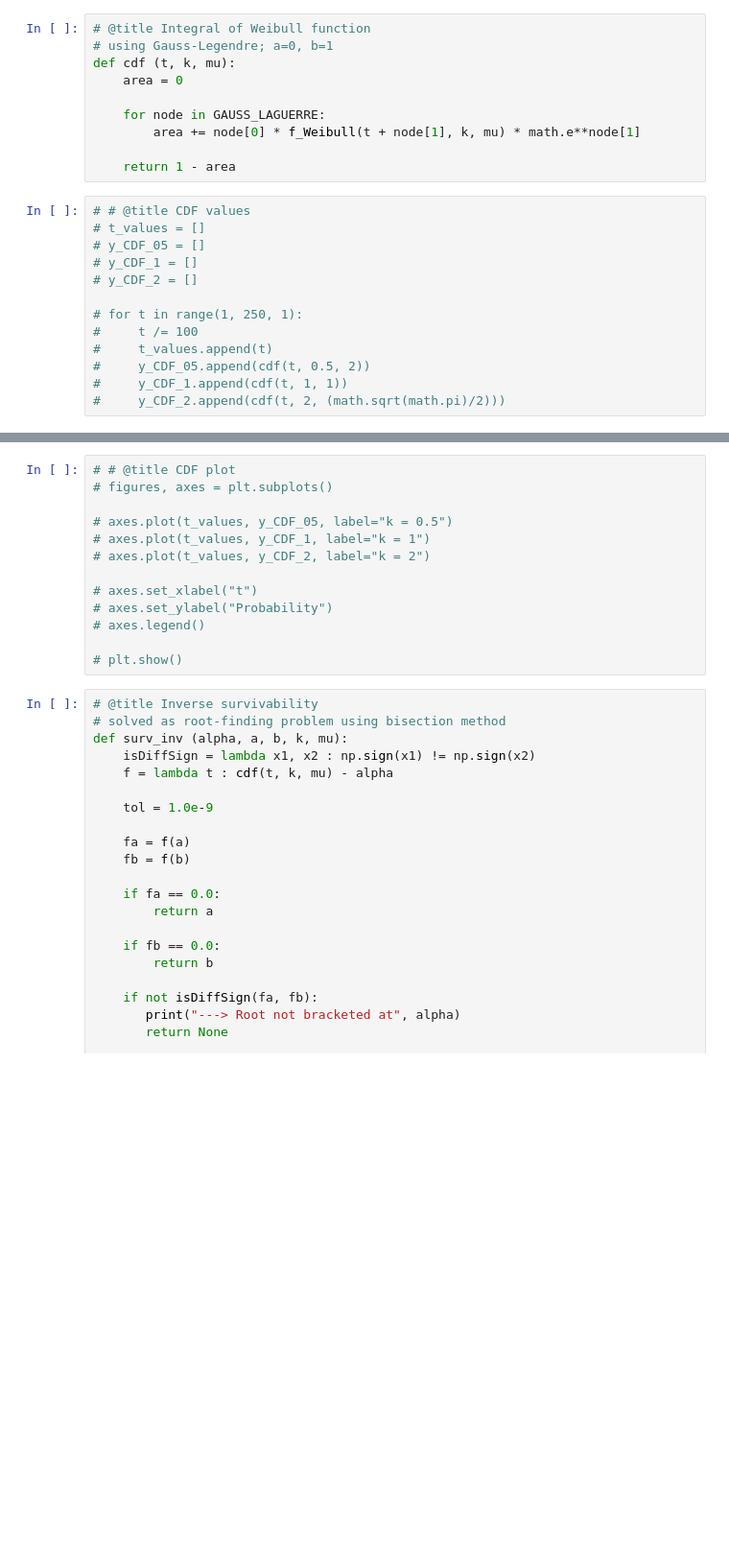
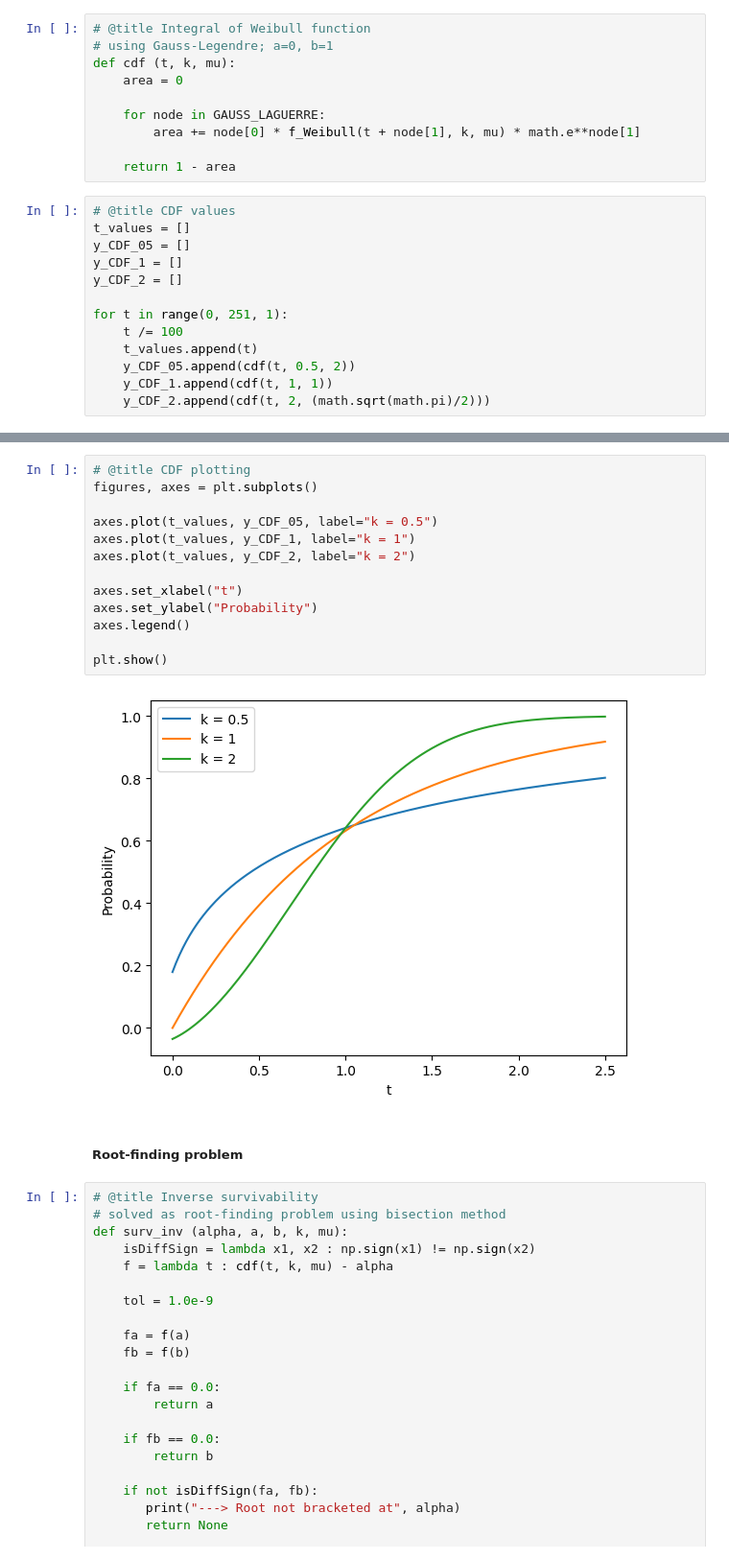
Before and after one commit to ark1tech/CS136-PSET2, a Jupyter notebook: 2_interpolation.ipynb, the cells around one changed output, grey strips where cells are left out. Shown at 96% size. Cells and saved outputs as stored; diff of their text form; blank space fills up the shorter version.

```diff
--- a/2_interpolation.ipynb
+++ b/2_interpolation.ipynb
@@ -84,15 +86,15 @@ def cdf (t, k, mu):
 
     return 1 - area
 # %%
-# # @title CDF values
-# t_values = []
-# y_CDF_05 = []
-# y_CDF_1 = []
-# y_CDF_2 = []
+# @title CDF values
+t_values = []
+y_CDF_05 = []
+y_CDF_1 = []
+y_CDF_2 = []
 
-# for t in range(1, 250, 1):
-#     t /= 100
-#     t_values.append(t)
-#     y_CDF_05.append(cdf(t, 0.5, 2))
-#     y_CDF_1.append(cdf(t, 1, 1))
-#     y_CDF_2.append(cdf(t, 2, (math.sqrt(math.pi)/2)))
+for t in range(0, 251, 1):
+    t /= 100
+    t_values.append(t)
+    y_CDF_05.append(cdf(t, 0.5, 2))
+    y_CDF_1.append(cdf(t, 1, 1))
+    y_CDF_2.append(cdf(t, 2, (math.sqrt(math.pi)/2)))
@@ -99,16 +111,20 @@ def cdf (t, k, mu):
 # %%
-# # @title CDF plot
-# figures, axes = plt.subplots()
+# @title CDF plotting
+figures, axes = plt.subplots()
 
-# axes.plot(t_values, y_CDF_05, label="k = 0.5")
-# axes.plot(t_values, y_CDF_1, label="k = 1")
-# axes.plot(t_values, y_CDF_2, label="k = 2")
+axes.plot(t_values, y_CDF_05, label="k = 0.5")
+axes.plot(t_values, y_CDF_1, label="k = 1")
+axes.plot(t_values, y_CDF_2, label="k = 2")
 
-# axes.set_xlabel("t")
-# axes.set_ylabel("Probability")
-# axes.legend()
+axes.set_xlabel("t")
+axes.set_ylabel("Probability")
+axes.legend()
 
-# plt.show()
+plt.show()
+# %% [output]
+[figure, added]
+# %% [markdown]
+##### Root-finding problem
 # %%
 # @title Inverse survivability
 # solved as root-finding problem using bisection method
```
Also changed, not shown: parts of 3 cells of this notebook.
